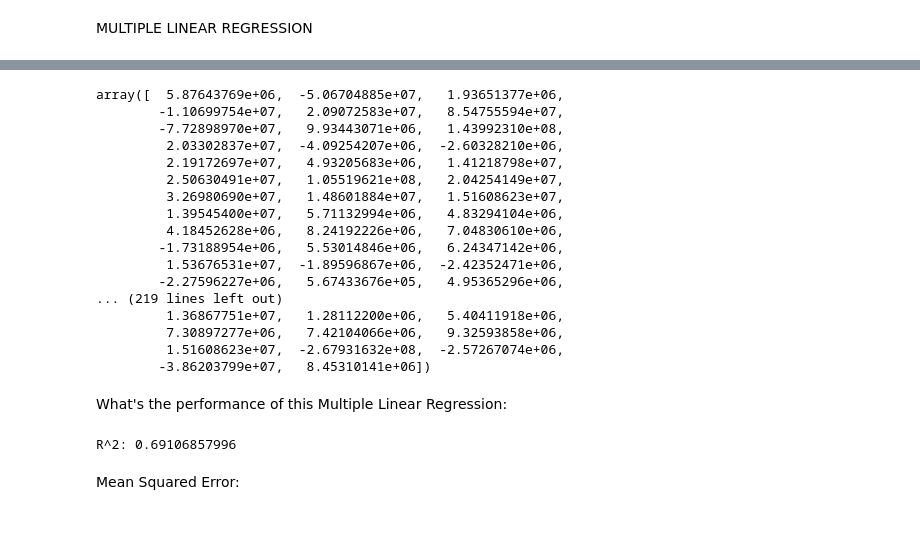
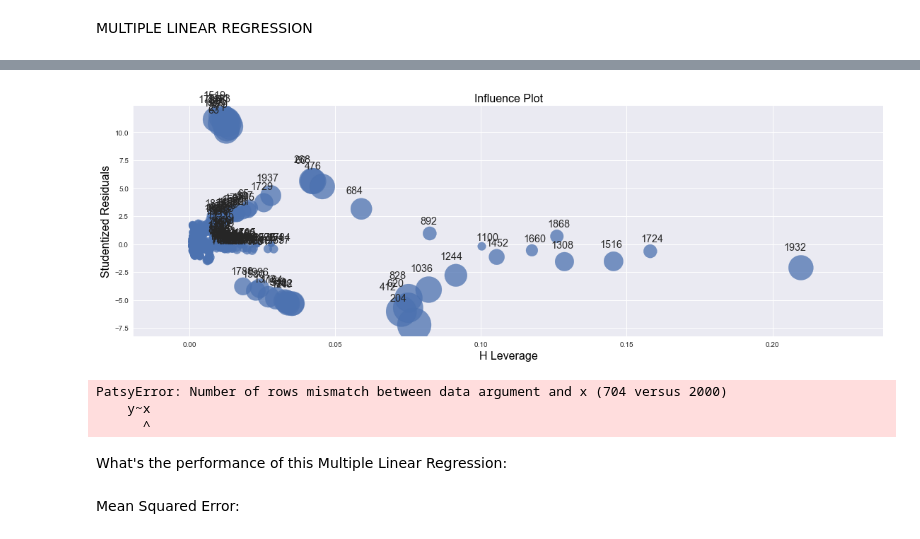
Before and after one commit to sripradhar28/Data-Analysis-of-World-Indicators, a Jupyter notebook: World Indicators Dataset.ipynb, the cells around one changed output, grey strips where cells are left out. Cells and saved outputs as stored; diff of their text form; code cells hidden in the pictures.

```diff
--- a/World Indicators Dataset.ipynb
+++ b/World Indicators Dataset.ipynb
@@ -81,6 +81,8 @@ x=train[['Birth Rate','CO2 Emissions','Energy Usage', 'GDP', 'Health Exp % GDP',
 y=train['Population Total']
 xtest=test[['Birth Rate','CO2 Emissions','Energy Usage', 'GDP', 'Health Exp % GDP', 'Health Exp/Capita', 'Infant Mortality Rate']]
 ytest=test['Population Total']
-linReg=linear_model.LinearRegression()
-linReg.fit(x,y)
+linReg=smf.ols(formula='y~x', data=train).fit()
+linReg.summary()
+#linReg=linear_model.LinearRegression()
+#linReg.fit(x,y)
 # %% [output]
@@ -88,30 +112,21 @@ LinearRegression(copy_X=True, fit_intercept=True, n_jobs=1, normalize=False)
-# %%
-ypred=linReg.predict(xtest)
-ypred
-# %% [output]
-array([  5.87643769e+06,  -5.06704885e+07,   1.93651377e+06,
-        -1.10699754e+07,   2.09072583e+07,   8.54755594e+07,
-        -7.72898970e+07,   9.93443071e+06,   1.43992310e+08,
-         2.03302837e+07,  -4.09254207e+06,  -2.60328210e+06,
-         2.19172697e+07,   4.93205683e+06,   1.41218798e+07,
-         2.50630491e+07,   1.05519621e+08,   2.04254149e+07,
-         3.26980690e+07,   1.48601884e+07,   1.51608623e+07,
-         1.39545400e+07,   5.71132994e+06,   4.83294104e+06,
-         4.18452628e+06,   8.24192226e+06,   7.04830610e+06,
-        -1.73188954e+06,   5.53014846e+06,   6.24347142e+06,
-         1.53676531e+07,  -1.89596867e+06,  -2.42352471e+06,
-        -2.27596227e+06,   5.67433676e+05,   4.95365296e+06,
-... (219 lines left out)
-         1.36867751e+07,   1.28112200e+06,   5.40411918e+06,
-         7.30897277e+06,   7.42104066e+06,   9.32593858e+06,
-         1.51608623e+07,  -2.67931632e+08,  -2.57267074e+06,
-        -3.86203799e+07,   8.45310141e+06])
+# %%
+fix, ax=plt.subplots(figsize=(19,6))
+fig = sm.graphics.influence_plot(linReg, ax=ax, criterion="cooks")
+# %% [output]
+[figure, added]
+# %%
+#ypred=linReg.predict(xtest)
+#test=pd.DataFrame(test)
+preds=linReg.predict(xtest)
+preds
+# %% [output]
+PatsyError: Number of rows mismatch between data argument and x (704 versus 2000)
+    y~x
+      ^
 # %% [markdown]
 What's the performance of this Multiple Linear Regression:
 # %%
 print('R^2:',linReg.score(x,y))
-# %% [output]
-R^2: 0.69106857996
 # %% [markdown]
 Mean Squared Error:
 # %%
```
Also changed, not shown: parts of 8 cells of this notebook.
